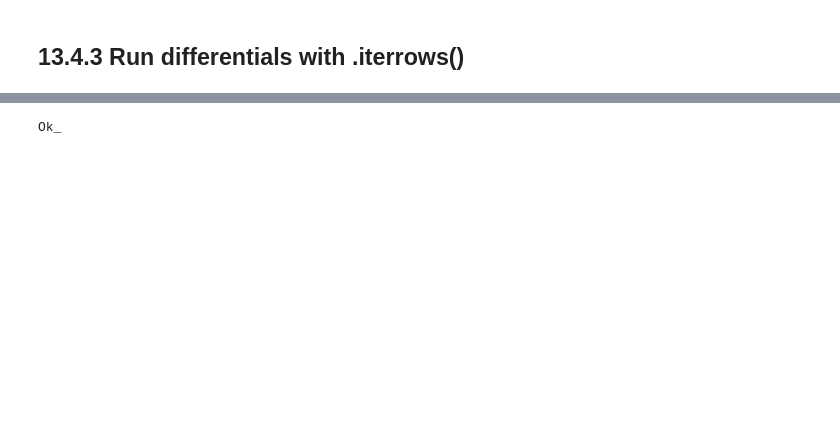
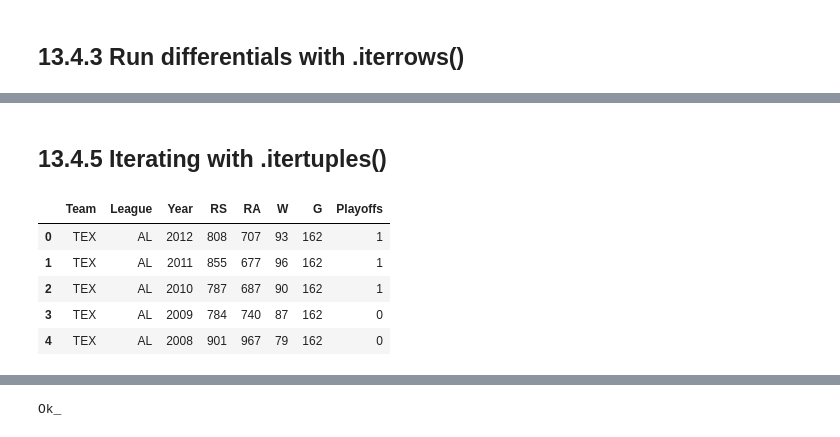
Before and after one commit to oecorrechag/Data-Engineer-track, a Jupyter notebook: Course 13 Writing Efficient Python Code/notebooks/13.4.0_Basic pandas optimizations.ipynb, the cells around one changed output, grey strips where cells are left out. Drawn from its saved outputs; the diff is of its cells as text; code cells hidden in the pictures; blank space fills up the shorter version.

```diff
--- a/Course 13 Writing Efficient Python Code/notebooks/13.4.0_Basic pandas optimizations.ipynb
+++ b/Course 13 Writing Efficient Python Code/notebooks/13.4.0_Basic pandas optimizations.ipynb
@@ -23,3 +19,5 @@ project = 'Writing Efficient Python Code'
 data = make_dir_line(modality, project)
 
 raw = data('raw')
+# %%
+baseball_stats = pd.read_csv(raw / 'baseball_stats.csv', sep = ',', decimal = '.', header = 0, encoding = 'utf-8')
@@ -172,0 +164,14 @@ print(giants_df)
+# %% [markdown]
+## 13.4.5 Iterating with .itertuples()
+# %%
+rangers_df = baseball_stats.copy()
+rangers_df = rangers_df[rangers_df['Team'] == 'TEX'].reset_index(drop=True)
+rangers_df = rangers_df.loc[:,['Team', 'League', 'Year', 'RS', 'RA', 'W', 'G', 'Playoffs']]
+rangers_df.head()
+# %% [output]
+|  | Team | League | Year | RS | RA | W | G | Playoffs |
+| 0 | TEX | AL | 2012 | 808 | 707 | 93 | 162 | 1 |
+| 1 | TEX | AL | 2011 | 855 | 677 | 96 | 162 | 1 |
+| 2 | TEX | AL | 2010 | 787 | 687 | 90 | 162 | 1 |
+| 3 | TEX | AL | 2009 | 784 | 740 | 87 | 162 | 0 |
+| 4 | TEX | AL | 2008 | 901 | 967 | 79 | 162 | 0 |
```
Also changed, not shown: parts of 20 cells of this notebook.
